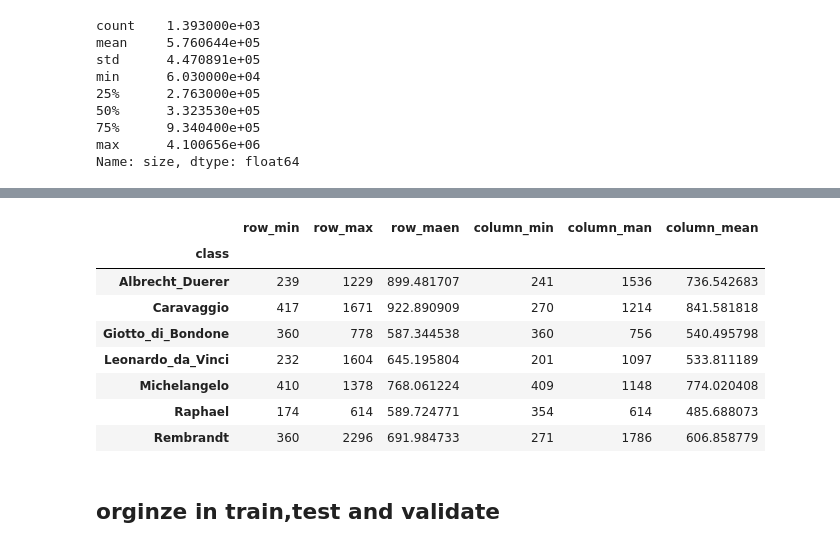
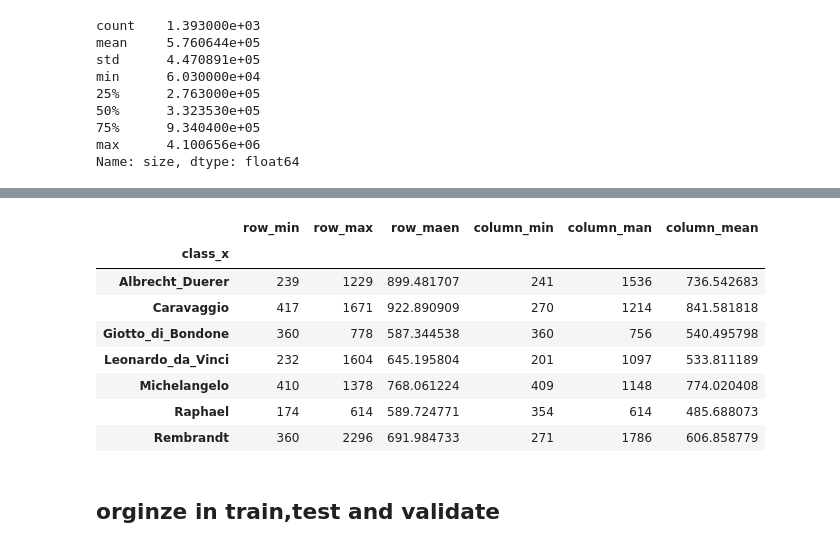
Before and after one commit to martinfinis/HelloCodeSchoolProject, a Jupyter notebook: RNN_Quest_1_Martin.ipynb, the cells around one changed output, grey strips where cells are left out. Saved outputs shown, nothing was run; the diff lists cells and outputs as text; code cells hidden in the pictures.

```diff
--- a/RNN_Quest_1_Martin.ipynb
+++ b/RNN_Quest_1_Martin.ipynb
@@ -318,10 +344,10 @@ df_group
 | 5 | Raphael | 109 | 283307.486239 | 106836 | 376996 | 532.266368 |
 | 6 | Rembrandt | 262 | 458924.843511 | 97560 | 4100656 | 677.439919 |
 # %%
-df.groupby('class').agg(row_min=('row','min'),row_max=('row','max'),row_maen=('row','mean'),column_min=('column','min'),column_man=('column','max'),column_mean=('column','mean'))
+df.groupby('class_x').agg(row_min=('row','min'),row_max=('row','max'),row_maen=('row','mean'),column_min=('column','min'),column_man=('column','max'),column_mean=('column','mean'))
 # %% [output]
 |  | row_min | row_max | row_maen | column_min | column_man | column_mean |
-| class |  |  |  |  |  |  |
+| class_x |  |  |  |  |  |  |
 | Albrecht_Duerer | 239 | 1229 | 899.481707 | 241 | 1536 | 736.542683 |
 | Caravaggio | 417 | 1671 | 922.890909 | 270 | 1214 | 841.581818 |
 | Giotto_di_Bondone | 360 | 778 | 587.344538 | 360 | 756 | 540.495798 |
```
Also changed, not shown: parts of 45 cells of this notebook.
